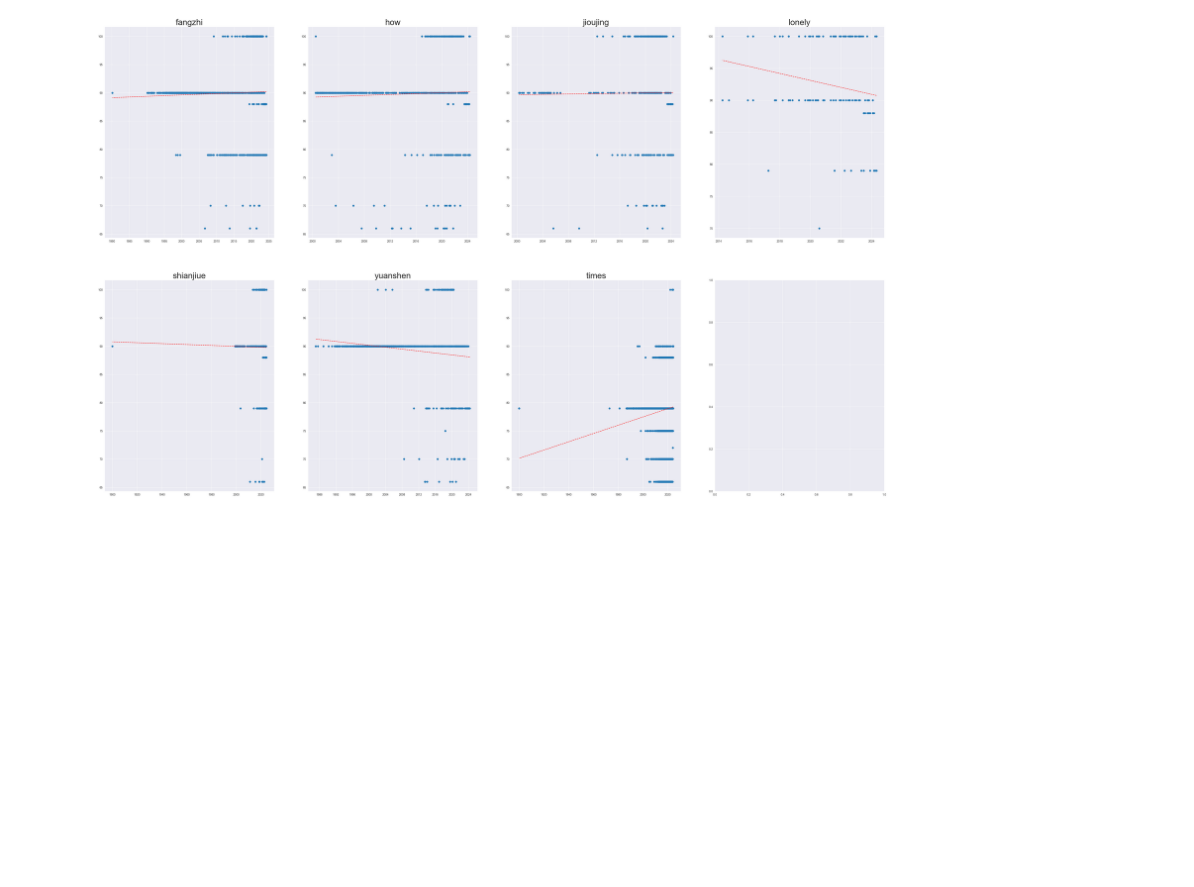
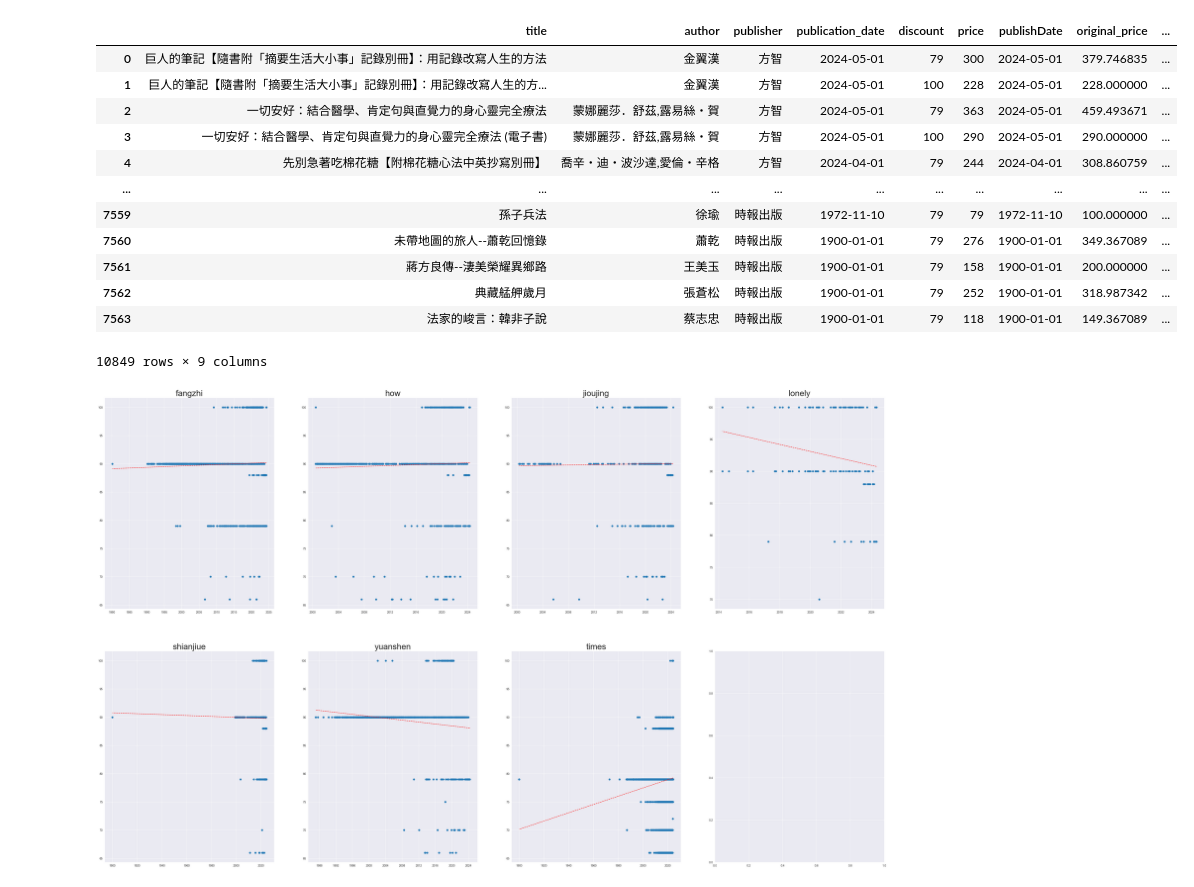
Before and after one commit to marsneko/books_shop, a Jupyter notebook: publisherAnalysis.ipynb, the cells around one changed output. Saved outputs shown, nothing was run; the diff lists cells and outputs as text; code cells hidden in the pictures; blank space fills up the shorter version.

```diff
--- a/publisherAnalysis.ipynb
+++ b/publisherAnalysis.ipynb
@@ -86,6 +86,23 @@ for i in range(7):
     for index,row in dfs[i].iterrows():
        temp.append((float(row['price'])/row['discount']) * 100)
     dfs[i]['original_price'] = temp
+# %%
+dfss = pd.concat(dfs)
+dfss
+# %% [output]
+|  | title | author | publisher | publication_date | discount | price | publishDate | original_price | ... |
+| 0 | 巨人的筆記【隨書附「摘要生活大小事」記錄別冊】：用記錄改寫人生的方法 | 金翼漢 | 方智 | 2024-05-01 | 79 | 300 | 2024-05-01 | 379.746835 | ... |
+| 1 | 巨人的筆記【隨書附「摘要生活大小事」記錄別冊】：用記錄改寫人生的方... | 金翼漢 | 方智 | 2024-05-01 | 100 | 228 | 2024-05-01 | 228.000000 | ... |
+| 2 | 一切安好：結合醫學、肯定句與直覺力的身心靈完全療法 | 蒙娜麗莎．舒茲,露易絲‧賀 | 方智 | 2024-05-01 | 79 | 363 | 2024-05-01 | 459.493671 | ... |
+| 3 | 一切安好：結合醫學、肯定句與直覺力的身心靈完全療法 (電子書) | 蒙娜麗莎．舒茲,露易絲‧賀 | 方智 | 2024-05-01 | 100 | 290 | 2024-05-01 | 290.000000 | ... |
+| 4 | 先別急著吃棉花糖【附棉花糖心法中英抄寫別冊】 | 喬辛‧迪‧波沙達,愛倫‧辛格 | 方智 | 2024-04-01 | 79 | 244 | 2024-04-01 | 308.860759 | ... |
+| ... | ... | ... | ... | ... | ... | ... | ... | ... | ... |
+| 7559 | 孫子兵法 | 徐瑜 | 時報出版 | 1972-11-10 | 79 | 79 | 1972-11-10 | 100.000000 | ... |
+| 7560 | 未帶地圖的旅人--蕭乾回憶錄 | 蕭乾 | 時報出版 | 1900-01-01 | 79 | 276 | 1900-01-01 | 349.367089 | ... |
+| 7561 | 蔣方良傳--淒美榮耀異鄉路 | 王美玉 | 時報出版 | 1900-01-01 | 79 | 158 | 1900-01-01 | 200.000000 | ... |
+| 7562 | 典藏艋舺歲月 | 張蒼松 | 時報出版 | 1900-01-01 | 79 | 252 | 1900-01-01 | 318.987342 | ... |
+| 7563 | 法家的峻言：韓非子說 | 蔡志忠 | 時報出版 | 1900-01-01 | 79 | 118 | 1900-01-01 | 149.367089 | ... |
+10849 rows × 9 columns
 # %%
 fig,axs = plt.subplots(2,4,figsize=(50,30))
 for i in range(7):
```
Also changed, not shown: parts of 2 cells of this notebook, 3 other files.
